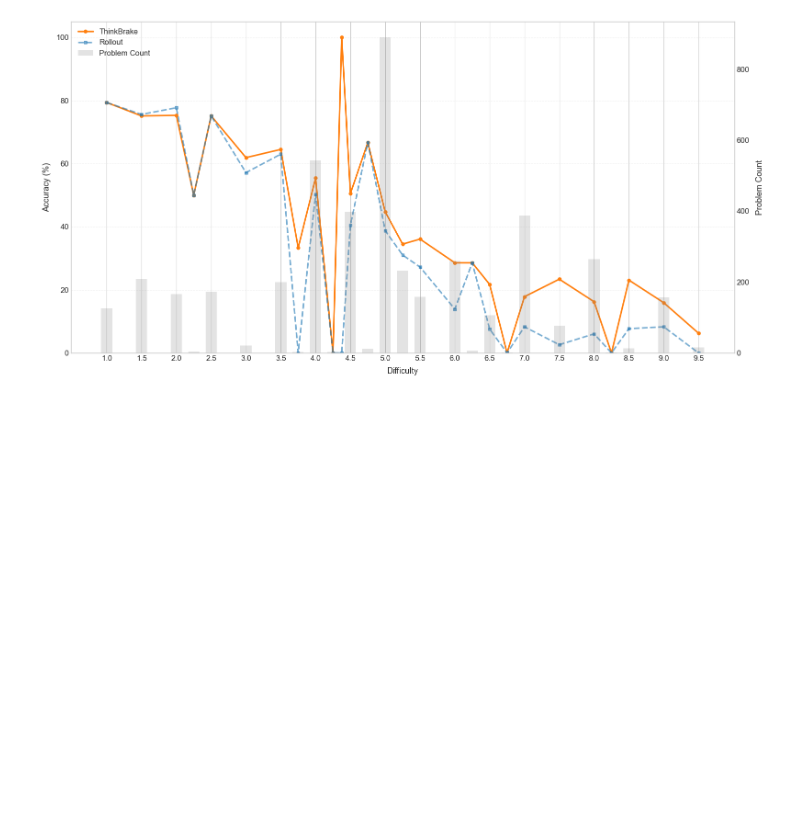
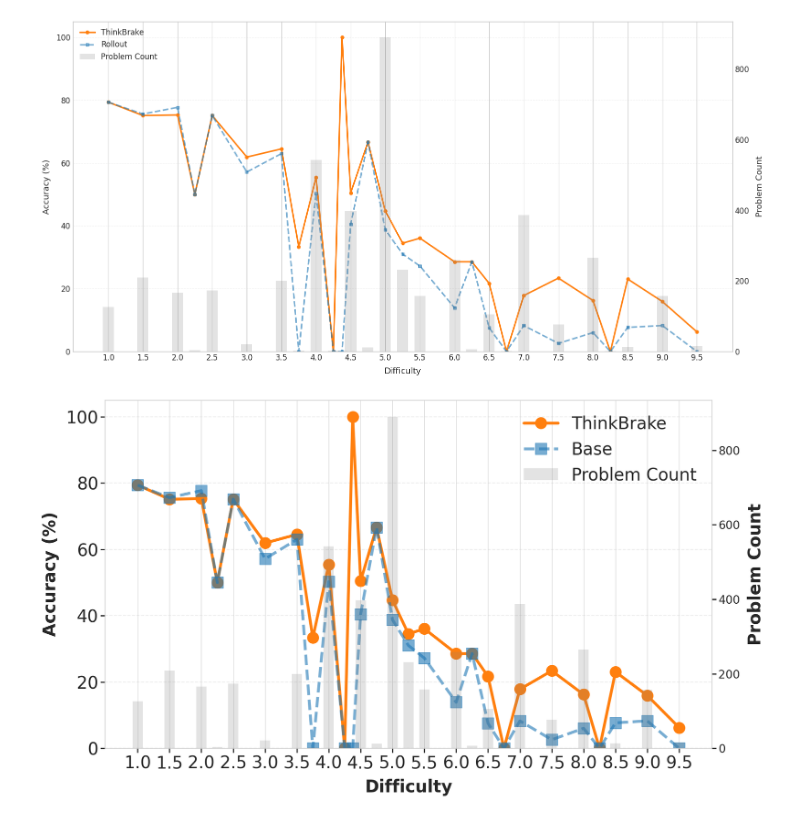
Before and after one commit to ssangjun706/ThinkBrake-Analysis, a Jupyter notebook: notebook/difficulty_experiment.ipynb, the cells around one changed output. Saved outputs shown, nothing was run; the diff lists cells and outputs as text; code cells hidden in the pictures; blank space fills up the shorter version.

```diff
--- a/notebook/difficulty_experiment.ipynb
+++ b/notebook/difficulty_experiment.ipynb
@@ -143,3 +143,67 @@ plt.show()
 plt.close()
 # %% [output]
 [figure]
+# %%
+fig, ax1 = plt.subplots(figsize=(18, 10))  # Larger figure size
+
+# ================= Accuracy (foreground) =================
+ax1.plot(
+    df_tb["difficulty"],
+    df_tb["accuracy"],
+    marker="o",
+    label="ThinkBrake",
+    linewidth=5,  # Much thicker line
+    markersize=20,  # Larger markers
+    color="#ff7f0e",
+    zorder=3,
+)
+ax1.plot(
+    df_ro["difficulty"],
+    df_ro["accuracy"],
+    marker="s",
+    label="Base",
+    linewidth=5,  # Much thicker line
+    markersize=20,  # Larger markers
+    alpha=0.6,
+    linestyle="--",
+    color="#1f77b4",
+    zorder=3,
+)
+
+ax1.set_ylabel("Accuracy (%)", fontsize=30, labelpad=12, fontweight='bold')  # Larger, bold
+ax1.set_xlabel("Difficulty", fontsize=30, labelpad=12, fontweight='bold')  # Larger, bold
+ax1.tick_params(axis="both", labelsize=30, width=2, length=8)  # Larger ticks
+ax1.set_ylim(0, 105)
+ax1.grid(True, axis="y", linestyle="--", alpha=0.35, linewidth=1.5)  # Thicker grid
+
+ax2 = ax1.twinx()
+ax2.bar(
+    df_tb["difficulty"],
+    df_tb["total_count"],
+    color="gray",
+    alpha=0.22,
+    width=0.16,
+    label="Problem Count",
+    zorder=1,
+)
+ax2.set_ylabel("Problem Count", fontsize=30, labelpad=12, fontweight='bold')  # Larger, bold
+ax2.tick_params(axis="y", labelsize=20, width=2, length=8)  # Larger ticks
+ax2.grid(False)
+
+lines_1, labels_1 = ax1.get_legend_handles_labels()
+lines_2, labels_2 = ax2.get_legend_handles_labels()
+ax1.legend(
+    lines_1 + lines_2,
+    labels_1 + labels_2,
+    loc="upper right",
+    fontsize=30,  # Larger legend
+    frameon=False,
+)
+
+ax1.set_xticks(np.arange(1, 10, 0.5))
+plt.tight_layout()
+plt.savefig("../assets/difficulty_experiment.pdf", format="pdf", bbox_inches="tight")
+plt.show()
+plt.close()
+# %% [output]
+[figure, added]
```
Also changed, not shown: 11 other files.
